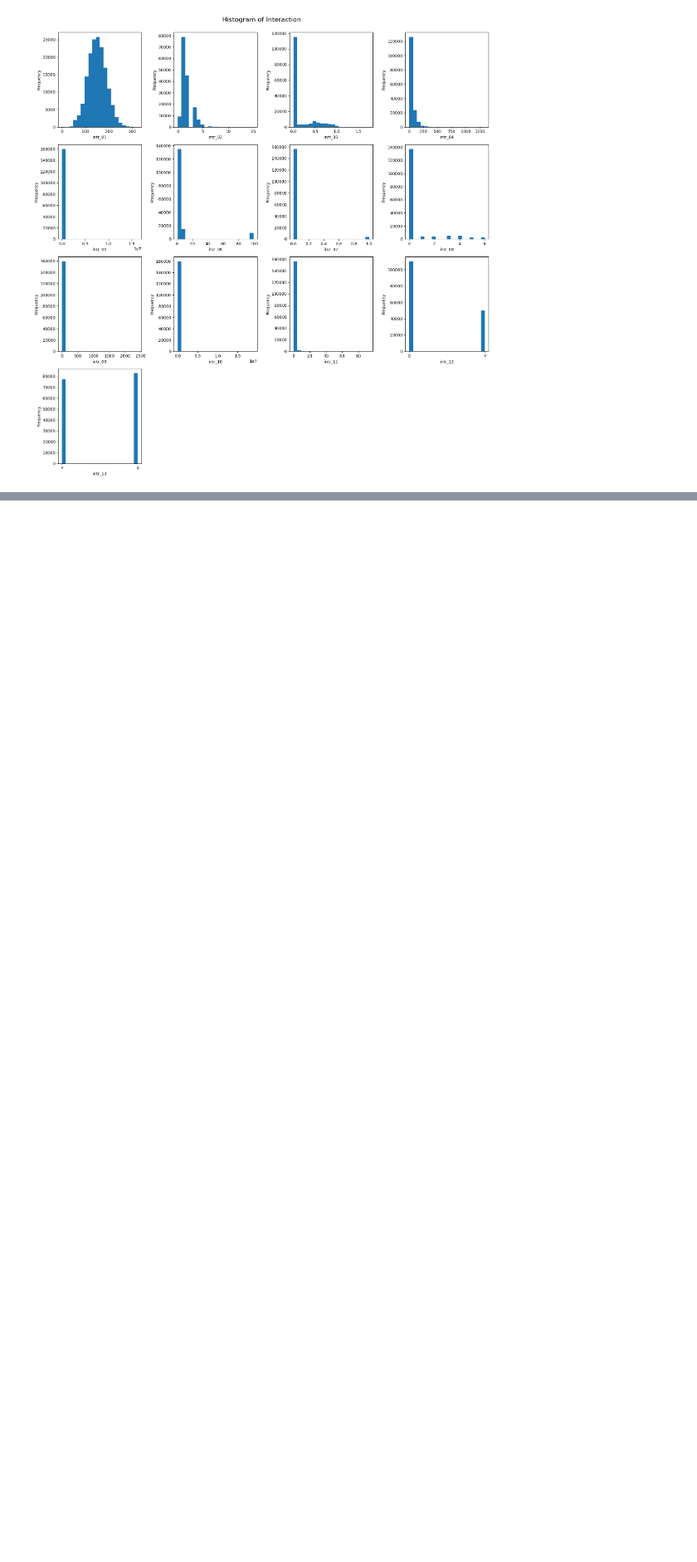
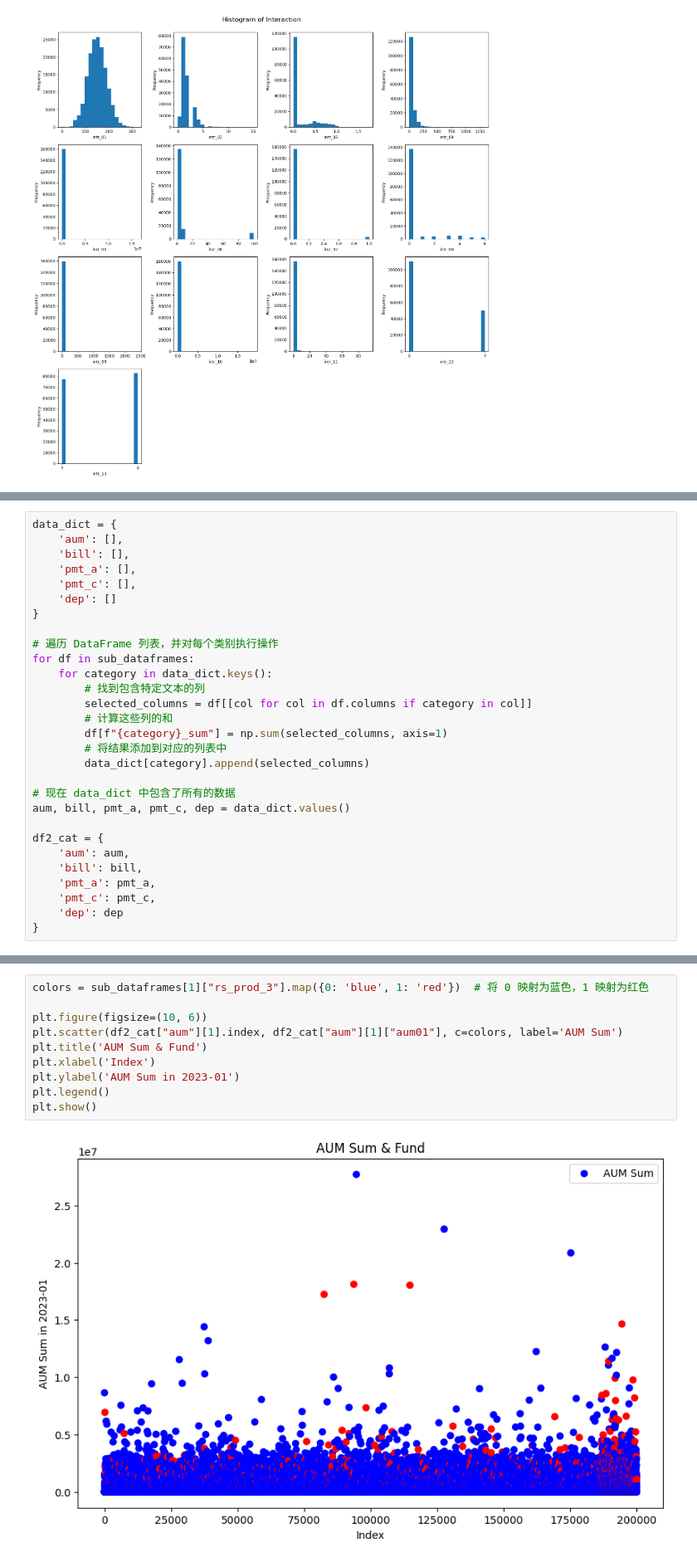
Before and after one commit to M122040014b/taishin, a Jupyter notebook: taishin.ipynb, the cells around one changed output, grey strips where cells are left out. Shown at 83% size. Drawn from its saved outputs; the diff is of its cells as text; blank space fills up the shorter version.

```diff
--- a/taishin.ipynb
+++ b/taishin.ipynb
@@ -169,0 +198,29 @@ plt.show()
+# %%
+data_dict = {
+    'aum': [],
+    'bill': [],
+    'pmt_a': [],
+    'pmt_c': [],
+    'dep': []
+}
+
+# 遍历 DataFrame 列表，并对每个类别执行操作
+for df in sub_dataframes:
+    for category in data_dict.keys():
+        # 找到包含特定文本的列
+        selected_columns = df[[col for col in df.columns if category in col]]
+        # 计算这些列的和
+        df[f"{category}_sum"] = np.sum(selected_columns, axis=1)
+        # 将结果添加到对应的列表中
+        data_dict[category].append(selected_columns)
+
+# 现在 data_dict 中包含了所有的数据
+aum, bill, pmt_a, pmt_c, dep = data_dict.values()
+
+df2_cat = {
+    'aum': aum,
+    'bill': bill,
+    'pmt_a': pmt_a,
+    'pmt_c': pmt_c,
+    'dep': dep
+}
@@ -169,0 +239,12 @@ plt.show()
+# %%
+colors = sub_dataframes[1]["rs_prod_3"].map({0: 'blue', 1: 'red'})  # 将 0 映射为蓝色，1 映射为红色
+
+plt.figure(figsize=(10, 6))
+plt.scatter(df2_cat["aum"][1].index, df2_cat["aum"][1]["aum01"], c=colors, label='AUM Sum')
+plt.title('AUM Sum & Fund')
+plt.xlabel('Index')
+plt.ylabel('AUM Sum in 2023-01')
+plt.legend()
+plt.show()
+# %% [output]
+[figure, added]
```
Also changed, not shown: parts of 24 cells of this notebook.
